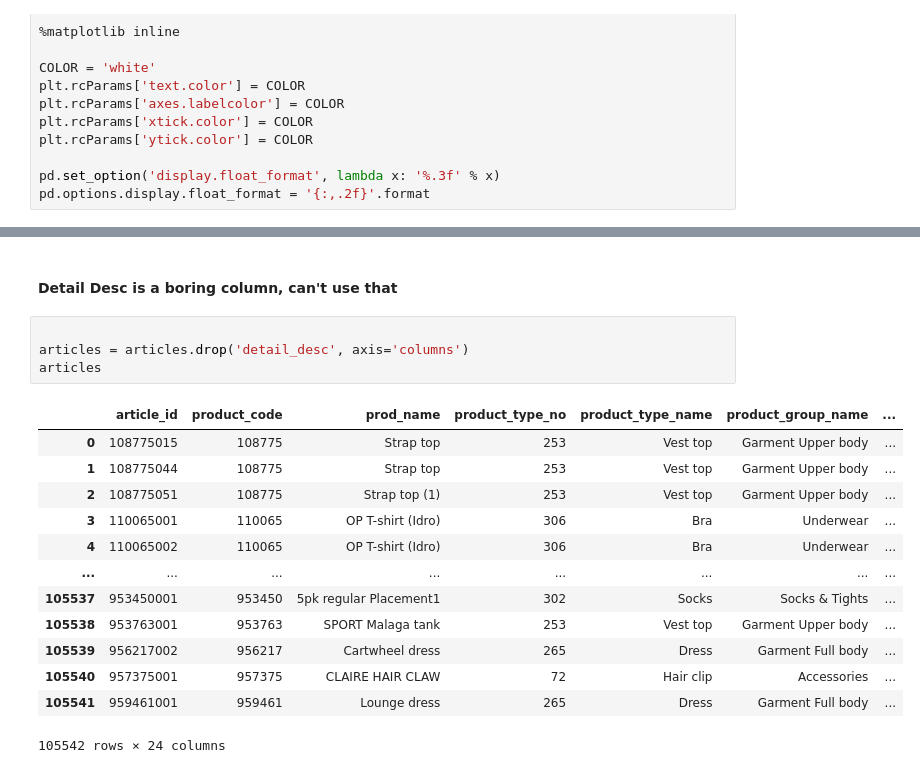
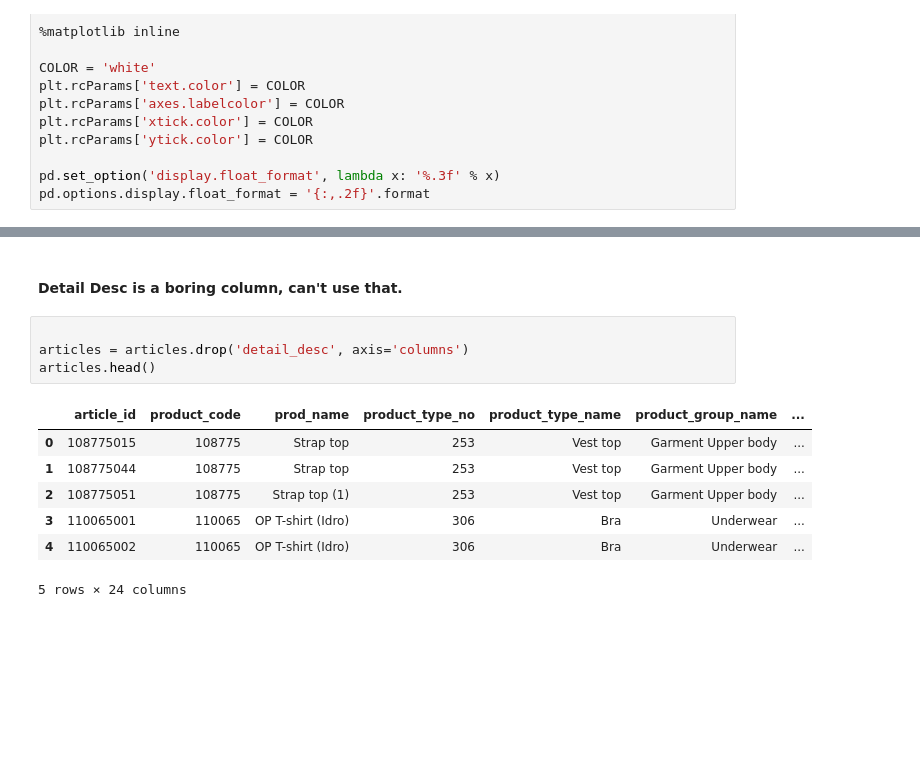
Before and after one commit to kshitijmohan15/Data-Analysis, a Jupyter notebook: H&M Analysis/h&m_analysis.ipynb, the cells around one changed output, grey strips where cells are left out. Saved outputs shown, nothing was run; the diff lists cells and outputs as text; blank space fills up the shorter version.

```diff
--- a/H&M Analysis/h&m_analysis.ipynb
+++ b/H&M Analysis/h&m_analysis.ipynb
@@ -57,24 +65,18 @@ garment_group_name                  21
 detail_desc                      43404
 dtype: int64
 # %% [markdown]
-#### Detail Desc is a boring column, can't use that
+#### Detail Desc is a boring column, can't use that.
 # %%
 
 articles = articles.drop('detail_desc', axis='columns')
-articles
+articles.head()
 # %% [output]
 |  | article_id | product_code | prod_name | product_type_no | product_type_name | product_group_name | ... |
 | 0 | 108775015 | 108775 | Strap top | 253 | Vest top | Garment Upper body | ... |
 | 1 | 108775044 | 108775 | Strap top | 253 | Vest top | Garment Upper body | ... |
 | 2 | 108775051 | 108775 | Strap top (1) | 253 | Vest top | Garment Upper body | ... |
 | 3 | 110065001 | 110065 | OP T-shirt (Idro) | 306 | Bra | Underwear | ... |
 | 4 | 110065002 | 110065 | OP T-shirt (Idro) | 306 | Bra | Underwear | ... |
-| ... | ... | ... | ... | ... | ... | ... | ... |
-| 105537 | 953450001 | 953450 | 5pk regular Placement1 | 302 | Socks | Socks & Tights | ... |
-| 105538 | 953763001 | 953763 | SPORT Malaga tank | 253 | Vest top | Garment Upper body | ... |
-| 105539 | 956217002 | 956217 | Cartwheel dress | 265 | Dress | Garment Full body | ... |
-| 105540 | 957375001 | 957375 | CLAIRE HAIR CLAW | 72 | Hair clip | Accessories | ... |
-| 105541 | 959461001 | 959461 | Lounge dress | 265 | Dress | Garment Full body | ... |
-105542 rows × 24 columns
+5 rows × 24 columns
 # %%
 # Through observation, I asked the question, "Whats the difference between index_group_name and index_name?"
```
Also changed, not shown: parts of 10 cells of this notebook.
